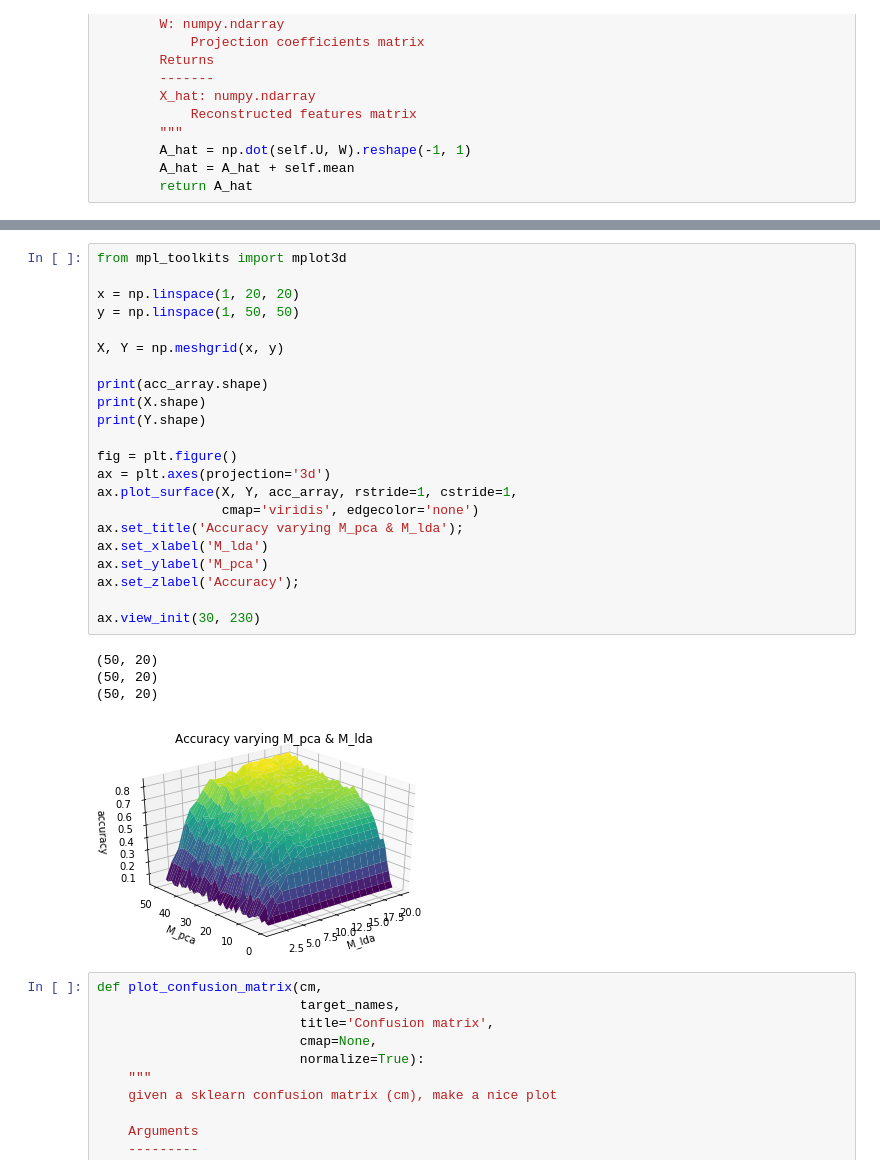
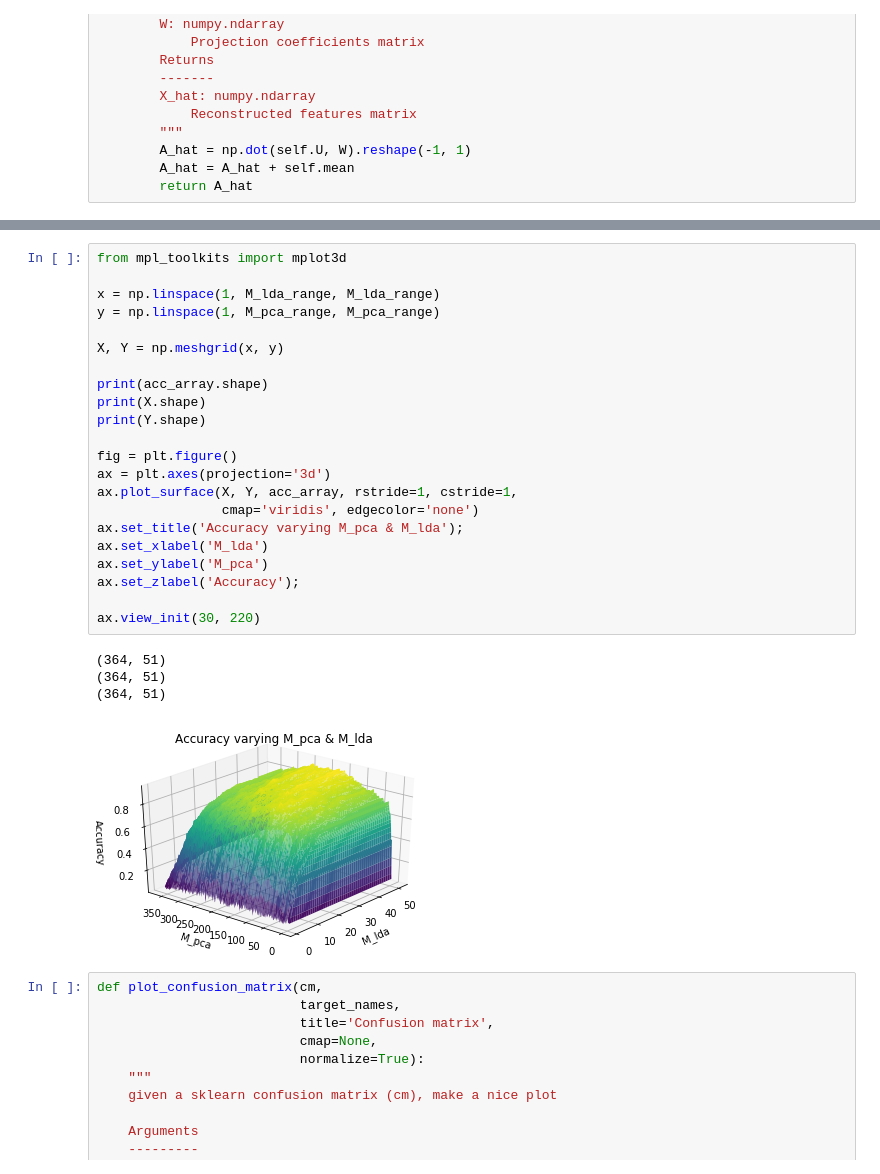
Before and after one commit to RajanPatel97/PCA-and-PCA-LDA-Ensemble-for-Face-Recognition, a Jupyter notebook: Q3 P1.ipynb, the cells around one changed output, grey strips where cells are left out. Cells and saved outputs as stored; diff of their text form.

Commit message:
Finalised Q3, all plots added

```diff
--- a/Q3 P1.ipynb
+++ b/Q3 P1.ipynb
@@ -230,30 +247,30 @@ Accuracy is maximum for M__pca =  47 , M_lda =  15  with accuracy of 84.62% .
 # %%
 from mpl_toolkits import mplot3d
 
-x = np.linspace(1, 20, 20)
-y = np.linspace(1, 50, 50)
+x = np.linspace(1, M_lda_range, M_lda_range)
+y = np.linspace(1, M_pca_range, M_pca_range)
 
 X, Y = np.meshgrid(x, y)
 
 print(acc_array.shape)
 print(X.shape)
 print(Y.shape)
 
 fig = plt.figure()
 ax = plt.axes(projection='3d')
 ax.plot_surface(X, Y, acc_array, rstride=1, cstride=1,
                 cmap='viridis', edgecolor='none')
 ax.set_title('Accuracy varying M_pca & M_lda');
 ax.set_xlabel('M_lda')
 ax.set_ylabel('M_pca')
 ax.set_zlabel('Accuracy');
 
-ax.view_init(30, 230)
+ax.view_init(30, 220)
 # %% [output]
-(50, 20)
-(50, 20)
-(50, 20)
+(364, 51)
+(364, 51)
+(364, 51)
-[figure, old version]
+[figure, new version]
 # %%
 def plot_confusion_matrix(cm,
                           target_names,
```
Also changed, not shown: parts of 12 cells of this notebook.
